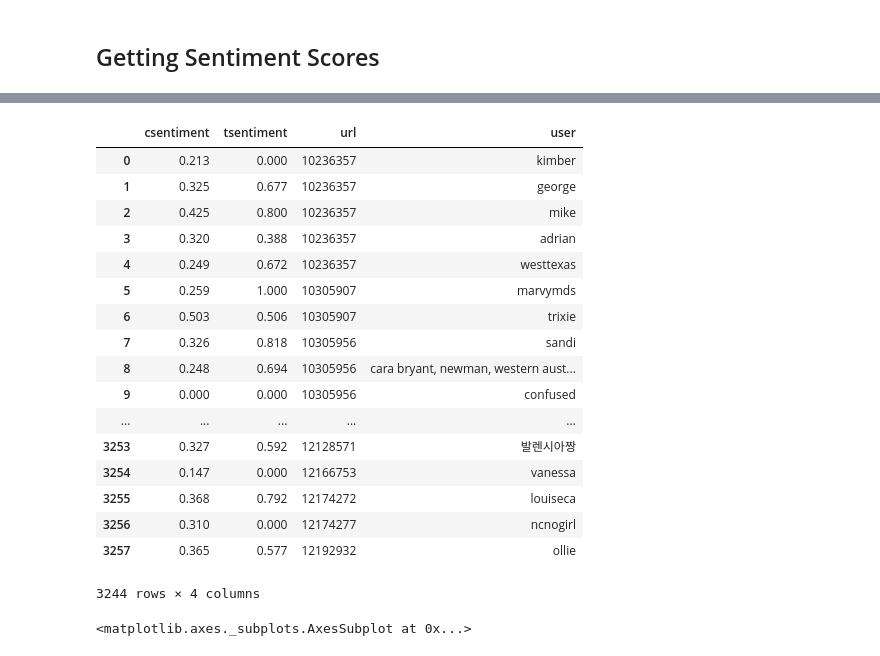
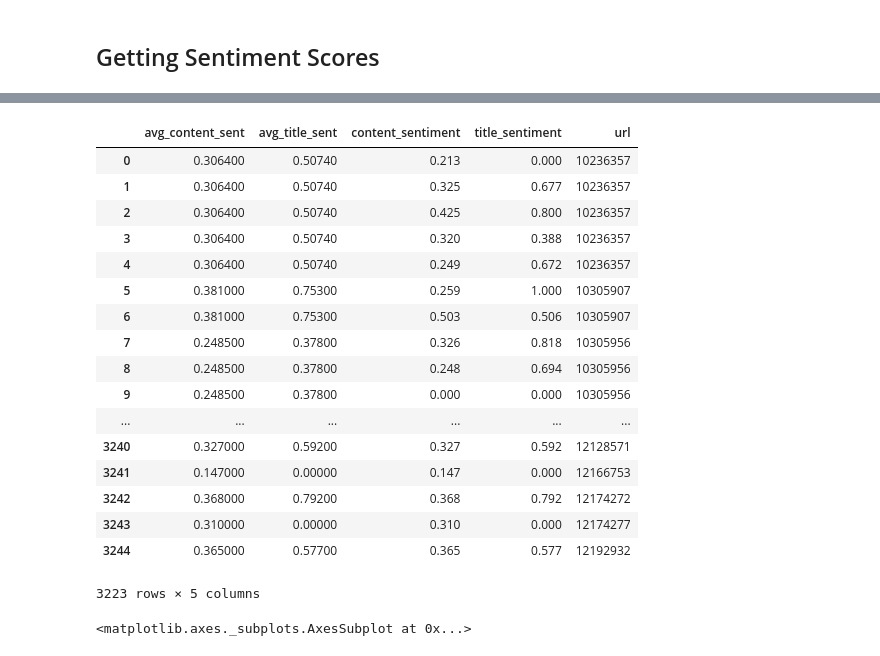
Before and after one commit to mackenziemitchell6/SkinCareRoutine, a Jupyter notebook: _ReviewsNLPSenitment&EDA.ipynb, the cells around one changed output, grey strips where cells are left out. Drawn from its saved outputs; the diff is of its cells as text; code cells hidden in the pictures.

```diff
--- a/_ReviewsNLPSenitment&EDA.ipynb
+++ b/_ReviewsNLPSenitment&EDA.ipynb
@@ -77,10 +77,10 @@ for article in processed_data:
     articles_concat += article
 # %%
 lemcontent=[]
-for review in processed_data:
+for review,u in zip(processed_data,dfr['url']):
     words=[]
     sentence=sp(' '.join(review))
     for word in sentence:
         words.append(word.lemma_)
     if words not in lemcontent:
-        lemcontent.append(words)
+        lemcontent.append({'url':u,'processed_review':words})
@@ -110,8 +112,8 @@ for sent in list(dfr.content):
                     sentence_scores[sent] += weightedic[word]
 # %%
 sent_scores=[]
-for s in list(dfr.content):
+for s,u in zip(list(dfr.content),dfr.url):
     for sent,score in zip(sentence_scores.keys(),sentence_scores.values()):
         if sent==s:
-            sent_scores.append({'sentence':sent,'score':score})
+            sent_scores.append({'url':u,'sentence':sent,'score':score})
 sentscoredf=pd.DataFrame(sent_scores)
@@ -256,27 +195,27 @@ ratings_mean_count.sort_values(by='rating_count',ascending=False)
 # %%
 avgsentdf.drop_duplicates(inplace=True)
 # avgsentdf.reset_index(inplace=True)
 # avgsentdf.drop(columns=['content_sent','title_sent'],inplace=True)
-sentimentsdf
+avgsentdf
 # %% [output]
-|  | csentiment | tsentiment | url | user |
-| 0 | 0.213 | 0.000 | 10236357 | kimber |
-| 1 | 0.325 | 0.677 | 10236357 | george |
-| 2 | 0.425 | 0.800 | 10236357 | mike |
-| 3 | 0.320 | 0.388 | 10236357 | adrian |
-| 4 | 0.249 | 0.672 | 10236357 | westtexas |
-| 5 | 0.259 | 1.000 | 10305907 | marvymds |
-| 6 | 0.503 | 0.506 | 10305907 | trixie |
-| 7 | 0.326 | 0.818 | 10305956 | sandi |
-| 8 | 0.248 | 0.694 | 10305956 | cara bryant, newman, western aust... |
-| 9 | 0.000 | 0.000 | 10305956 | confused |
-| ... | ... | ... | ... | ... |
-| 3253 | 0.327 | 0.592 | 12128571 | 발렌시아짱 |
-| 3254 | 0.147 | 0.000 | 12166753 | vanessa |
-| 3255 | 0.368 | 0.792 | 12174272 | louiseca |
-| 3256 | 0.310 | 0.000 | 12174277 | ncnogirl |
-| 3257 | 0.365 | 0.577 | 12192932 | ollie |
+|  | avg_content_sent | avg_title_sent | content_sentiment | title_sentiment | url |
+| 0 | 0.306400 | 0.50740 | 0.213 | 0.000 | 10236357 |
+| 1 | 0.306400 | 0.50740 | 0.325 | 0.677 | 10236357 |
+| 2 | 0.306400 | 0.50740 | 0.425 | 0.800 | 10236357 |
+| 3 | 0.306400 | 0.50740 | 0.320 | 0.388 | 10236357 |
+| 4 | 0.306400 | 0.50740 | 0.249 | 0.672 | 10236357 |
+| 5 | 0.381000 | 0.75300 | 0.259 | 1.000 | 10305907 |
+| 6 | 0.381000 | 0.75300 | 0.503 | 0.506 | 10305907 |
+| 7 | 0.248500 | 0.37800 | 0.326 | 0.818 | 10305956 |
+| 8 | 0.248500 | 0.37800 | 0.248 | 0.694 | 10305956 |
+| 9 | 0.248500 | 0.37800 | 0.000 | 0.000 | 10305956 |
+| ... | ... | ... | ... | ... | ... |
+| 3240 | 0.327000 | 0.59200 | 0.327 | 0.592 | 12128571 |
+| 3241 | 0.147000 | 0.00000 | 0.147 | 0.000 | 12166753 |
+| 3242 | 0.368000 | 0.79200 | 0.368 | 0.792 | 12174272 |
+| 3243 | 0.310000 | 0.00000 | 0.310 | 0.000 | 12174277 |
+| 3244 | 0.365000 | 0.57700 | 0.365 | 0.577 | 12192932 |
-3244 rows × 4 columns
+3223 rows × 5 columns
 # %%
 sns.distplot(ratings_mean_count['rating_count'])
 # %% [output]
```
Also changed, not shown: parts of 14 cells of this notebook, 2 other files.
